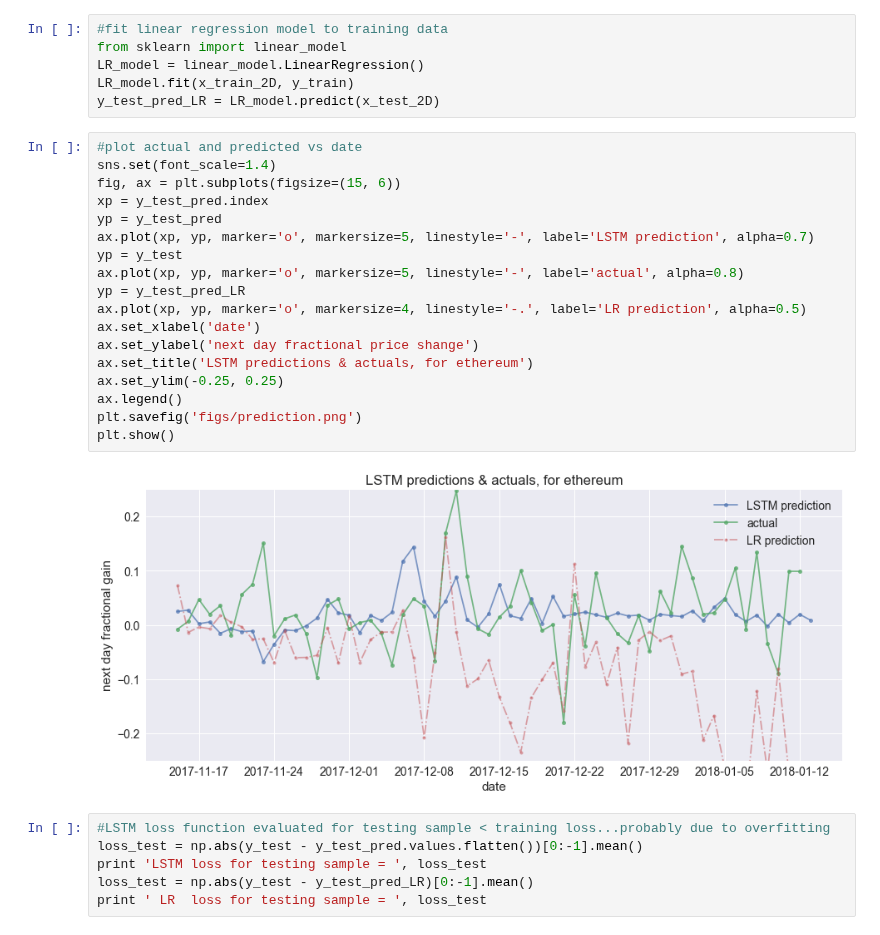
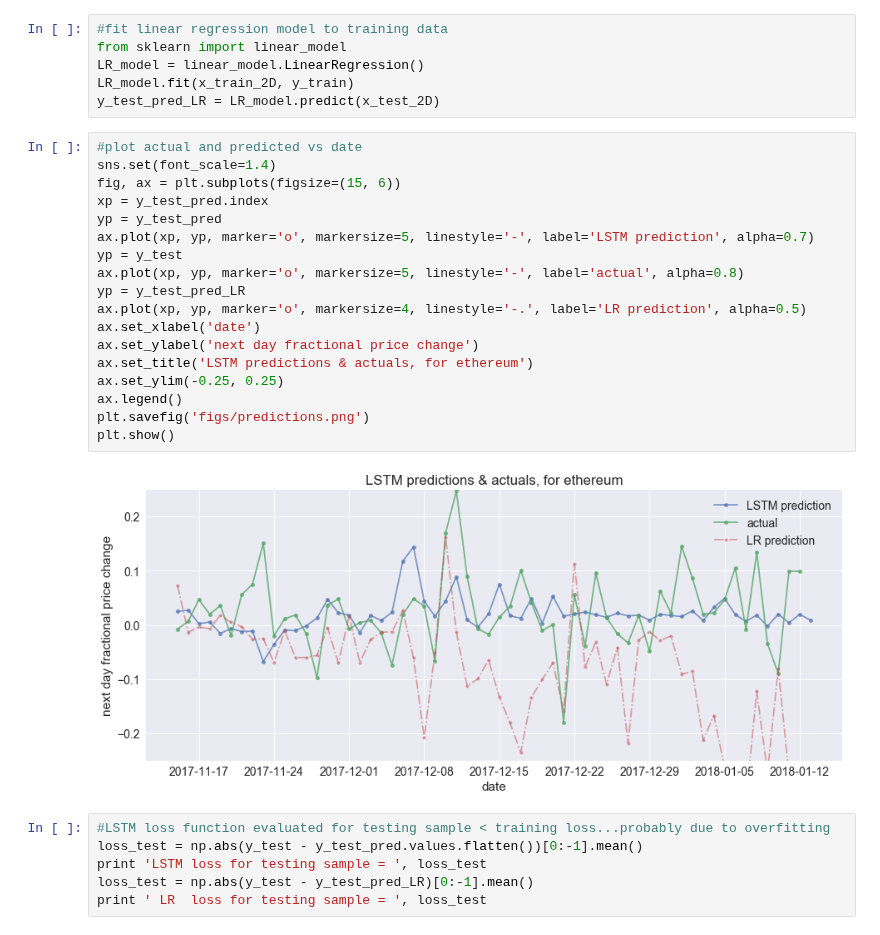
Before and after one commit to joehahn/cryptocoin-tensorflow-demo, a Jupyter notebook: predict_crypto_price.ipynb, the cells around one changed output. Saved outputs shown, nothing was run; the diff lists cells and outputs as text.

```diff
--- a/predict_crypto_price.ipynb
+++ b/predict_crypto_price.ipynb
@@ -391,23 +391,23 @@ y_test_pred_LR = LR_model.predict(x_test_2D)
 # %%
 #plot actual and predicted vs date
 sns.set(font_scale=1.4)
 fig, ax = plt.subplots(figsize=(15, 6))
 xp = y_test_pred.index
 yp = y_test_pred
 ax.plot(xp, yp, marker='o', markersize=5, linestyle='-', label='LSTM prediction', alpha=0.7)
 yp = y_test
 ax.plot(xp, yp, marker='o', markersize=5, linestyle='-', label='actual', alpha=0.8)
 yp = y_test_pred_LR
 ax.plot(xp, yp, marker='o', markersize=4, linestyle='-.', label='LR prediction', alpha=0.5)
 ax.set_xlabel('date')
-ax.set_ylabel('next day fractional price shange')
+ax.set_ylabel('next day fractional price change')
 ax.set_title('LSTM predictions & actuals, for ethereum')
 ax.set_ylim(-0.25, 0.25)
 ax.legend()
-plt.savefig('figs/prediction.png')
+plt.savefig('figs/predictions.png')
 plt.show()
 # %% [output]
-[figure, old version]
+[figure, new version]
 # %%
 #LSTM loss function evaluated for testing sample < training loss...probably due to overfitting
 loss_test = np.abs(y_test - y_test_pred.values.flatten())[0:-1].mean()
```
Also changed, not shown: 1 other file.
